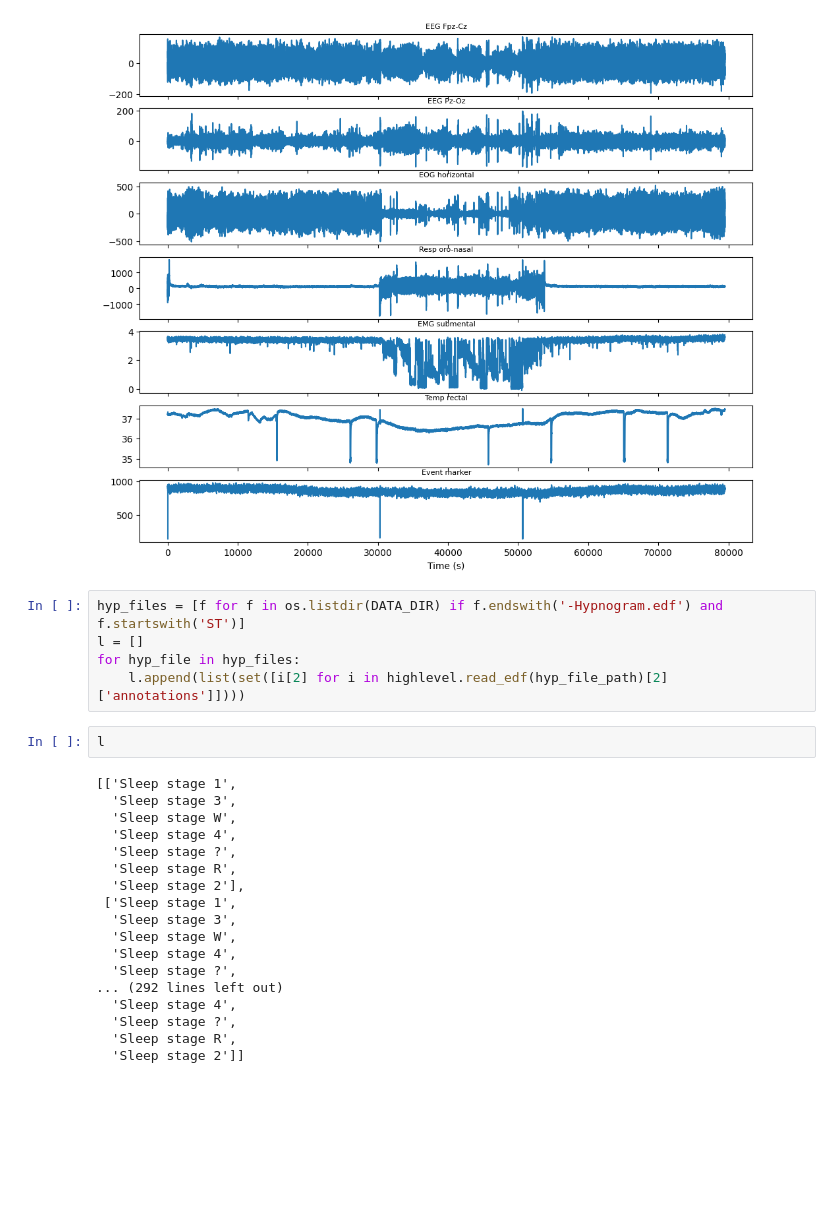
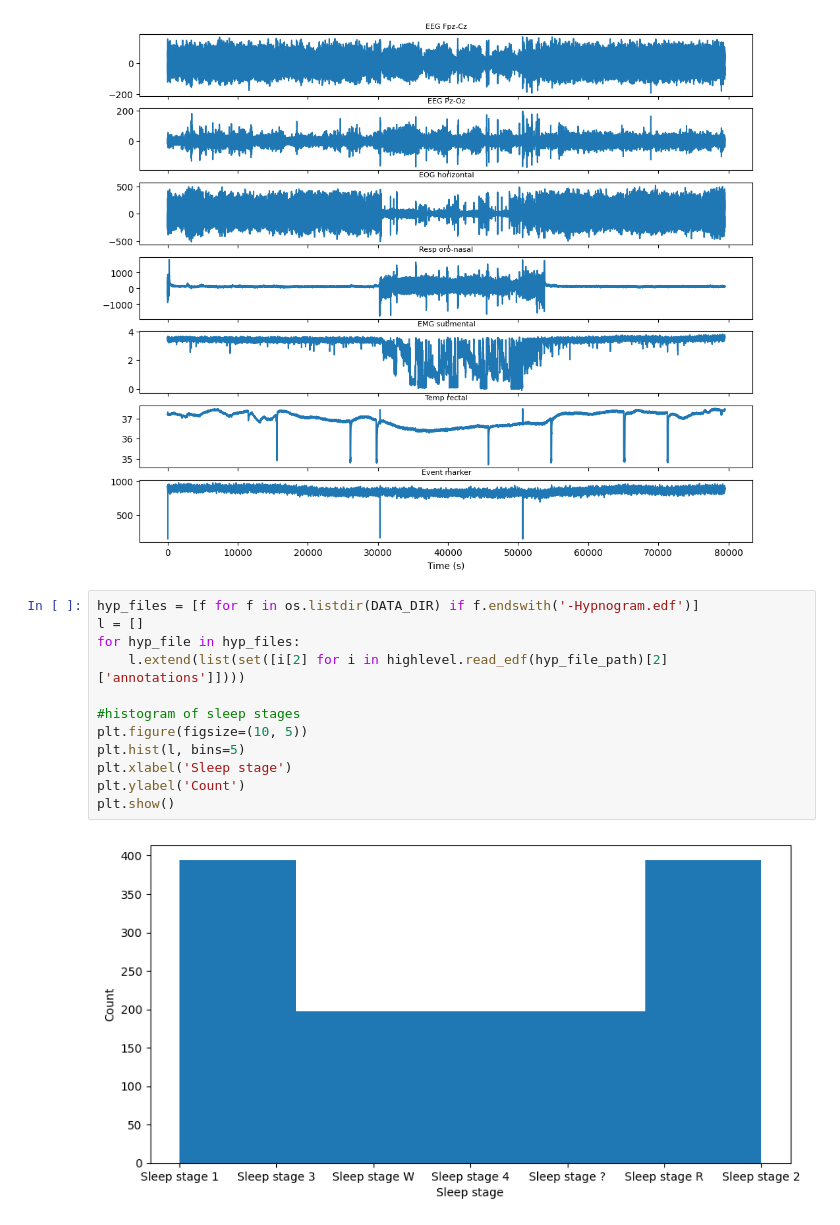
Before and after one commit to iajaykarthick/SleepStageClassifier, a Jupyter notebook: notebooks/dev/plot.ipynb, the cells around one changed output. Saved outputs shown, nothing was run; the diff lists cells and outputs as text; blank space fills up the shorter version.

```diff
--- a/notebooks/dev/plot.ipynb
+++ b/notebooks/dev/plot.ipynb
@@ -26,27 +26,16 @@ plt.show()
 # %% [output]
 [figure]
 # %%
-hyp_files = [f for f in os.listdir(DATA_DIR) if f.endswith('-Hypnogram.edf') and f.startswith('ST')]
+hyp_files = [f for f in os.listdir(DATA_DIR) if f.endswith('-Hypnogram.edf')]
 l = []
 for hyp_file in hyp_files:
-    l.append(list(set([i[2] for i in highlevel.read_edf(hyp_file_path)[2]['annotations']])))
+    l.extend(list(set([i[2] for i in highlevel.read_edf(hyp_file_path)[2]['annotations']])))
+
+#histogram of sleep stages
+plt.figure(figsize=(10, 5))
+plt.hist(l, bins=5)
+plt.xlabel('Sleep stage')
+plt.ylabel('Count')
+plt.show()
+# %% [output]
+[figure, added]
-# %%
-l
-# %% [output]
-[['Sleep stage 1',
-  'Sleep stage 3',
-  'Sleep stage W',
-  'Sleep stage 4',
-  'Sleep stage ?',
-  'Sleep stage R',
-  'Sleep stage 2'],
- ['Sleep stage 1',
-  'Sleep stage 3',
-  'Sleep stage W',
-  'Sleep stage 4',
-  'Sleep stage ?',
-... (292 lines left out)
-  'Sleep stage 4',
-  'Sleep stage ?',
-  'Sleep stage R',
-  'Sleep stage 2']]
```
Also changed, not shown: 1 other file.
